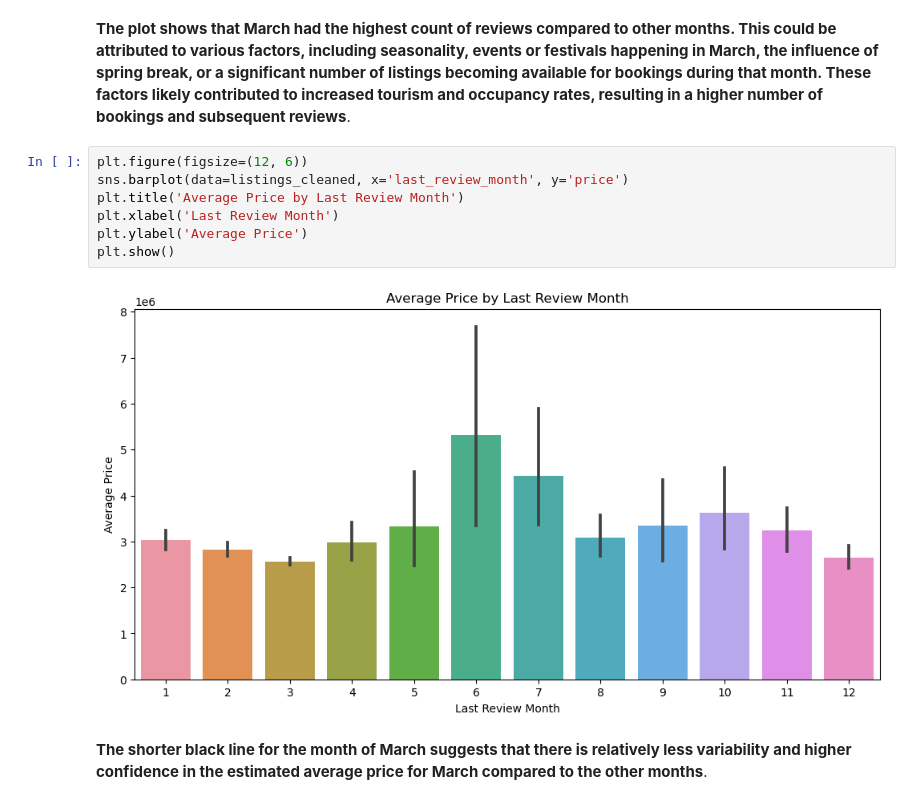
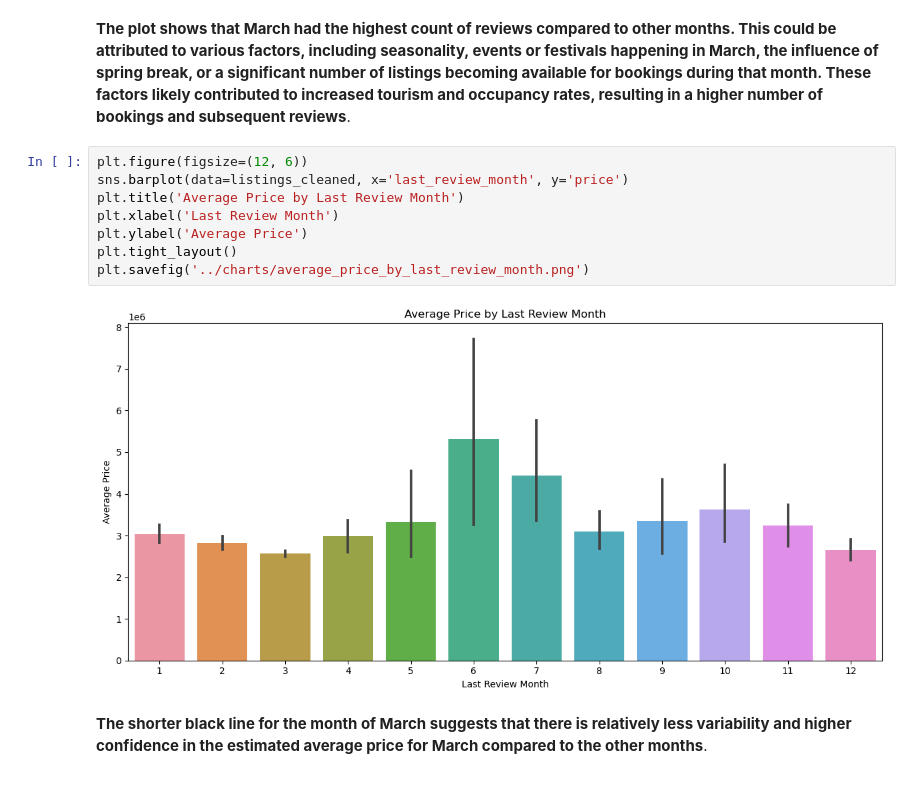
Before and after one commit to Rpierre98/Airbnb-Price-Predictions-Florida-Edition, a Jupyter notebook: code/Feature Engineering.ipynb, the cells around one changed output. Drawn from its saved outputs; the diff is of its cells as text.

```diff
--- a/code/Feature Engineering.ipynb
+++ b/code/Feature Engineering.ipynb
@@ -129,12 +129,13 @@ plt.show()
 # %%
 plt.figure(figsize=(12, 6))
 sns.barplot(data=listings_cleaned, x='last_review_month', y='price')
 plt.title('Average Price by Last Review Month')
 plt.xlabel('Last Review Month')
 plt.ylabel('Average Price')
-plt.show()
+plt.tight_layout()
+plt.savefig('../charts/average_price_by_last_review_month.png')
 # %% [output]
-[figure, old version]
+[figure, new version]
 # %% [markdown]
 **The shorter black line for the month of March suggests that there is relatively less variability and higher confidence in the estimated average price for March compared to the other months**.
 # %%
```
Also changed, not shown: 5 other files.
